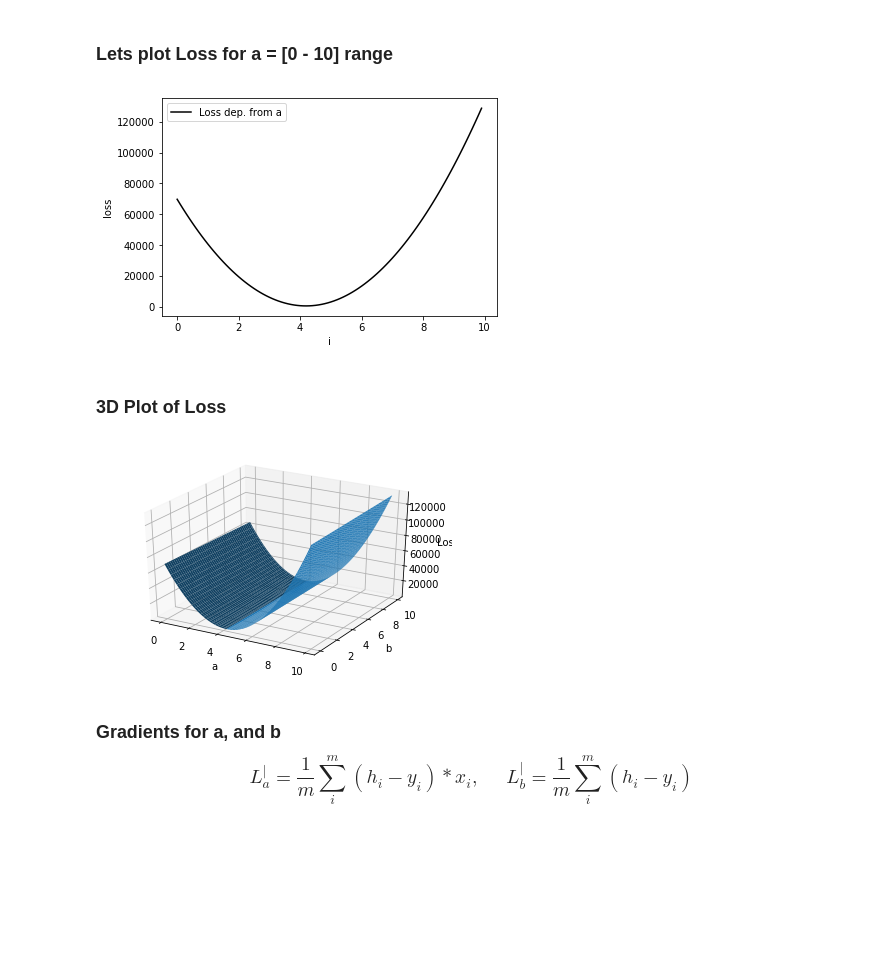
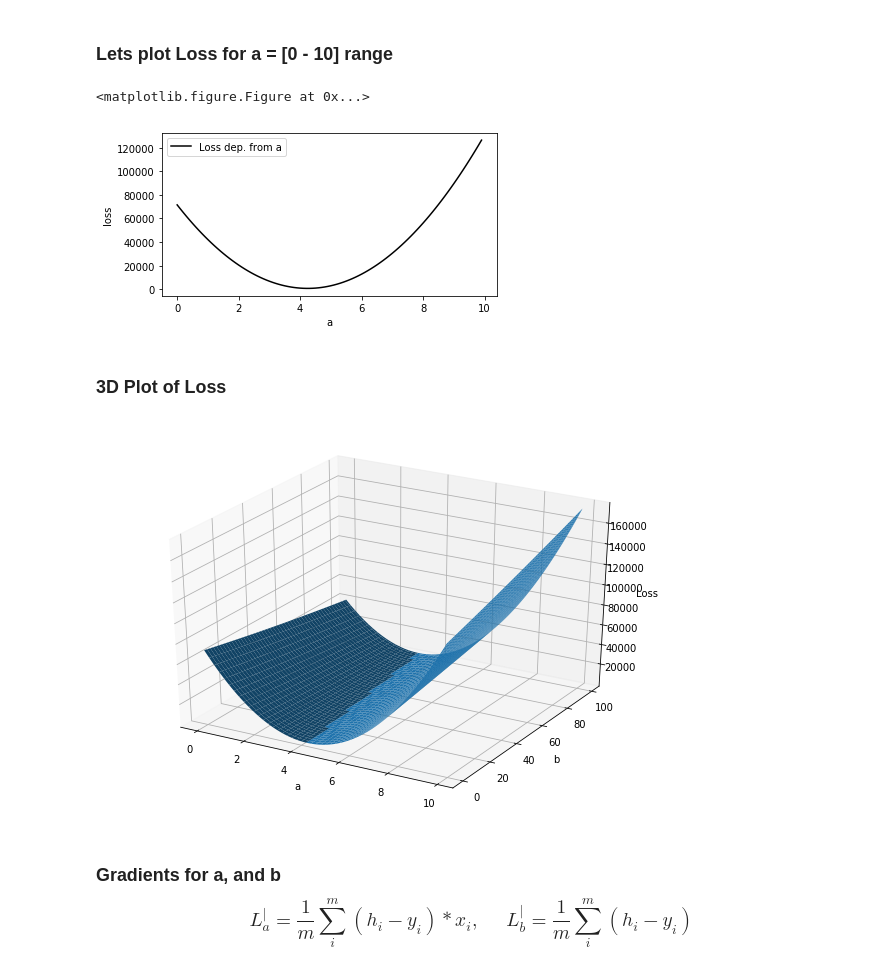
Before and after one commit to tigranv/ISTC_ML_Course, a Jupyter notebook: ISTC_ML/HomeWorks/HousingPrice.ipynb, the cells around one changed output. Drawn from its saved outputs; the diff is of its cells as text; code cells hidden in the pictures; blank space fills up the shorter version.

```diff
--- a/ISTC_ML/HomeWorks/HousingPrice.ipynb
+++ b/ISTC_ML/HomeWorks/HousingPrice.ipynb
@@ -14,7 +14,7 @@ def generate_data():
     random.seed(42)
 
     y = [random.randint(25,150) for ii in range(100)]
-    x = [ii * 4.25 + numpy.random.normal(scale=40.) for ii in y]
+    x = [ii * 4.25 + np.random.normal(scale=40.) for ii in y]
 
     return y, x
 # %% [markdown]
@@ -52,20 +54,23 @@ def Loss(theta, price, area):
 # %%
 loss_list = [Loss([1, i], price, area) for i in np.arange(0.0, 10.0, 0.1)]
 
 plt.clf()
+plt.figure(figsize=(6,3))
 plt.plot(np.arange(0.0, 10.0, 0.1), loss_list, color="black", label="Loss dep. from a")
 plt.legend(loc=2)
 plt.xlabel("a")
 plt.ylabel("loss")
 plt.show()
 # %% [output]
+<matplotlib.figure.Figure at 0x...>
-[figure, old version]
+[figure, new version]
 # %% [markdown]
 ### 3D Plot of Loss
 # %%
-fig = plt.figure()
+fig = plt.figure(figsize=(10,7))
 ax = fig.add_subplot(111, projection='3d')
-x = y = np.arange(0.0, 10.0, 0.1)
+x = np.arange(0.0, 10.0, 0.1)
+y = np.arange(0.0, 100.0, 1)
 X, Y = np.meshgrid(x, y)
 zs = np.array([Loss([j, i], price, area) for i,j in zip(np.ravel(X), np.ravel(Y))])
 Z = zs.reshape(X.shape)
@@ -77,7 +82,7 @@ ax.set_ylabel('b')
 ax.set_zlabel('Loss')
 plt.show()
 # %% [output]
-[figure, old version]
+[figure, new version]
 # %% [markdown]
 ### Gradients for a, and b $$ L_a^| = \frac{1}{m}\sum_{i}^{m} (h_i - y_i)*x_i ,\,\,\,\,\,\,\,\,   L_b^| = \frac{1}{m}\sum_{i}^{m} (h_i - y_i) $$
 # %%
```
Also changed, not shown: parts of 5 cells of this notebook.
